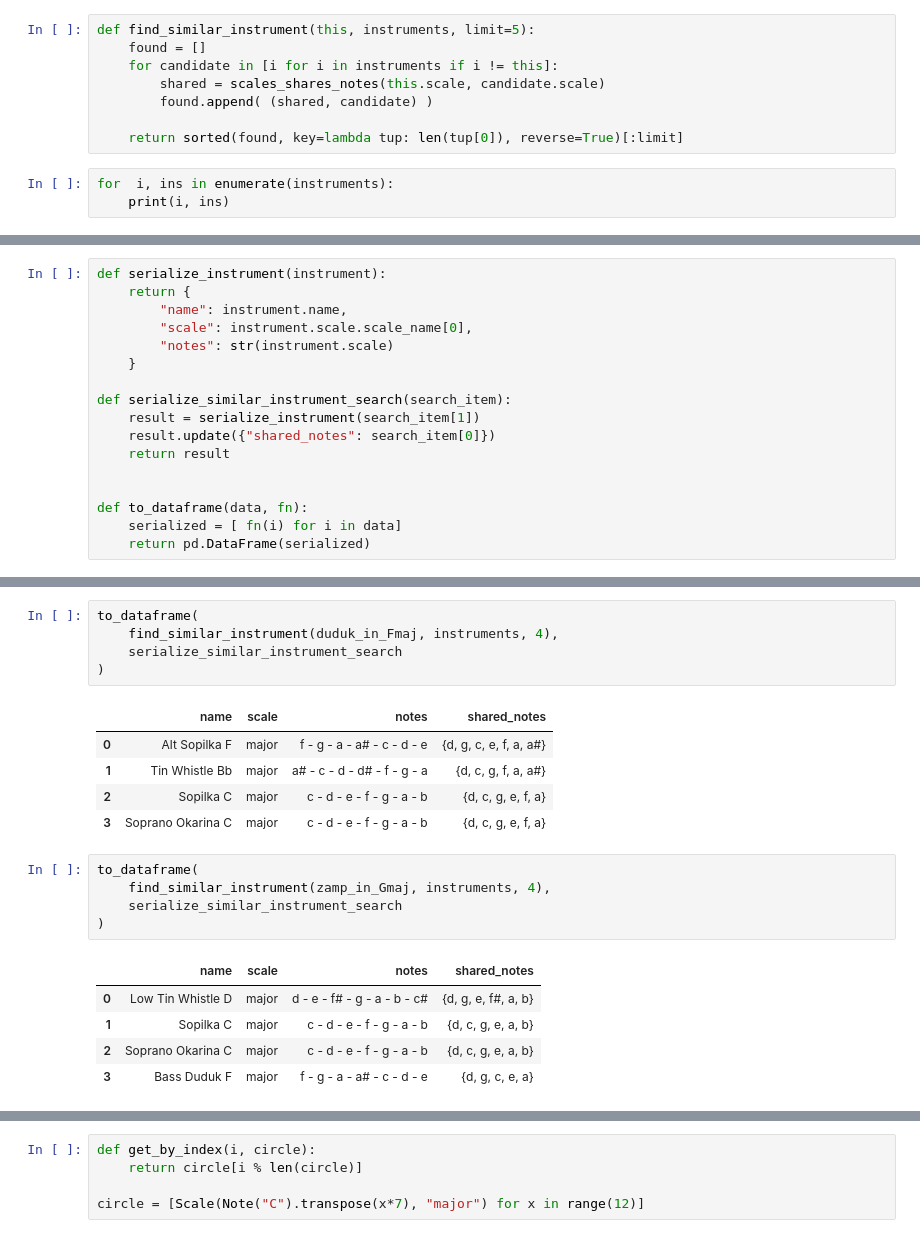
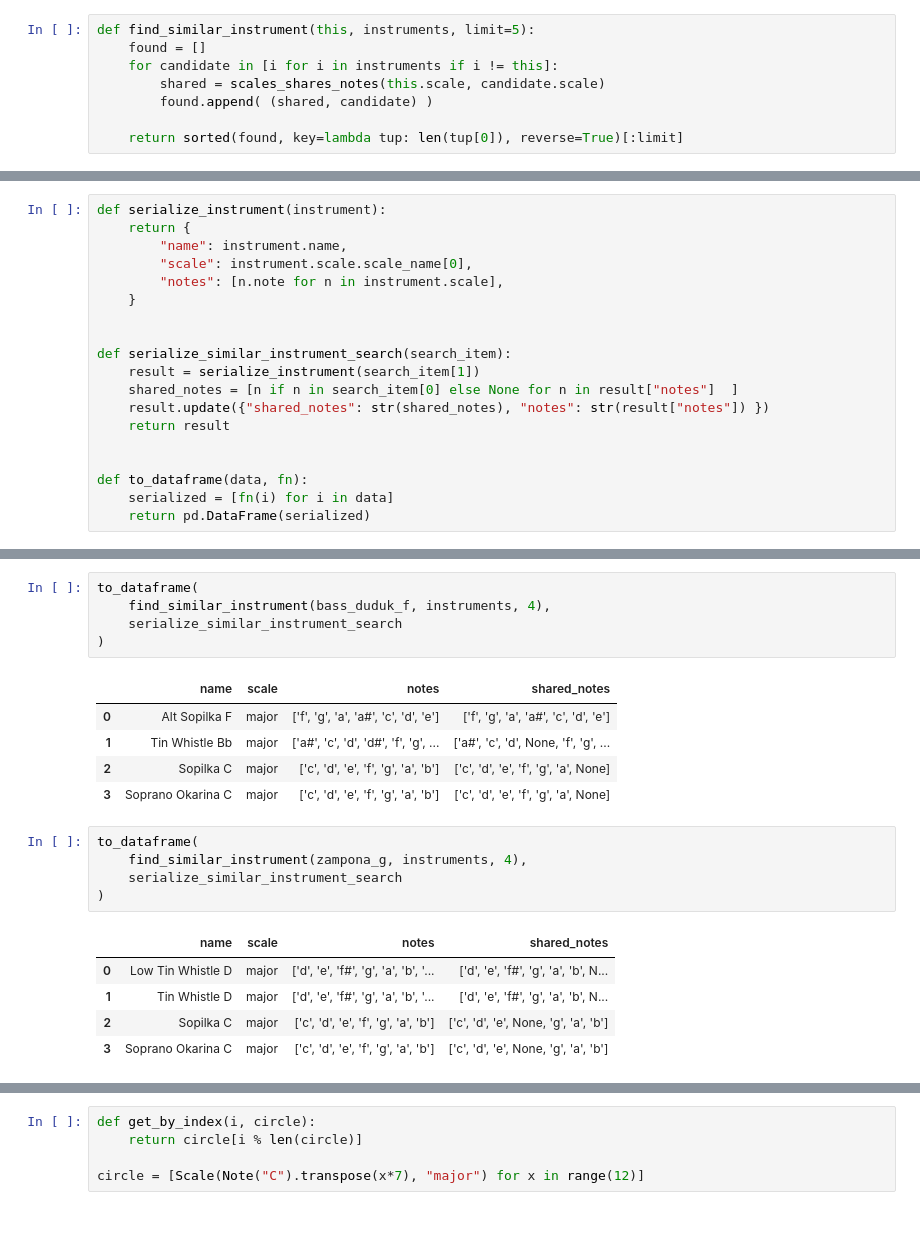
Before and after one commit to krysopath/jupyter-examples, a Jupyter notebook: music-theory.ipynb, the cells around one changed output, grey strips where cells are left out. Cells and saved outputs as stored; diff of their text form.

```diff
--- a/music-theory.ipynb
+++ b/music-theory.ipynb
@@ -244,6 +230,3 @@ def find_similar_instrument(this, instruments, limit=5):
         found.append( (shared, candidate) )
 
     return sorted(found, key=lambda tup: len(tup[0]), reverse=True)[:limit]
-# %%
-for  i, ins in enumerate(instruments):
-    print(i, ins)
@@ -283,17 +241,0 @@ find_similar_instrument(duduk_in_Amaj, instruments, 3)
-# %%
-def serialize_instrument(instrument):
-    return {
-        "name": instrument.name,
-        "scale": instrument.scale.scale_name[0],
-        "notes": str(instrument.scale)
-    }
-
-def serialize_similar_instrument_search(search_item):
-    result = serialize_instrument(search_item[1])
-    result.update({"shared_notes": search_item[0]})
-    return result
-
-
-def to_dataframe(data, fn):
-    serialized = [ fn(i) for i in data]
-    return pd.DataFrame(serialized)
@@ -312,0 +244,19 @@ to_dataframe(
+# %%
+def serialize_instrument(instrument):
+    return {
+        "name": instrument.name,
+        "scale": instrument.scale.scale_name[0],
+        "notes": [n.note for n in instrument.scale],
+    }
+
+
+def serialize_similar_instrument_search(search_item):
+    result = serialize_instrument(search_item[1])
+    shared_notes = [n if n in search_item[0] else None for n in result["notes"]  ]
+    result.update({"shared_notes": str(shared_notes), "notes": str(result["notes"]) })
+    return result
+
+
+def to_dataframe(data, fn):
+    serialized = [fn(i) for i in data]
+    return pd.DataFrame(serialized)
@@ -313,22 +279,22 @@ to_dataframe(
 # %%
 to_dataframe(
-    find_similar_instrument(duduk_in_Fmaj, instruments, 4),
+    find_similar_instrument(bass_duduk_f, instruments, 4),
     serialize_similar_instrument_search
 )
 # %% [output]
 |  | name | scale | notes | shared_notes |
-| 0 | Alt Sopilka F | major | f - g - a - a# - c - d - e | {d, g, c, e, f, a, a#} |
-| 1 | Tin Whistle Bb | major | a# - c - d - d# - f - g - a | {d, c, g, f, a, a#} |
-| 2 | Sopilka C | major | c - d - e - f - g - a - b | {d, c, g, e, f, a} |
-| 3 | Soprano Okarina C | major | c - d - e - f - g - a - b | {d, c, g, e, f, a} |
+| 0 | Alt Sopilka F | major | ['f', 'g', 'a', 'a#', 'c', 'd', 'e'] | ['f', 'g', 'a', 'a#', 'c', 'd', 'e'] |
+| 1 | Tin Whistle Bb | major | ['a#', 'c', 'd', 'd#', 'f', 'g', ... | ['a#', 'c', 'd', None, 'f', 'g', ... |
+| 2 | Sopilka C | major | ['c', 'd', 'e', 'f', 'g', 'a', 'b'] | ['c', 'd', 'e', 'f', 'g', 'a', None] |
+| 3 | Soprano Okarina C | major | ['c', 'd', 'e', 'f', 'g', 'a', 'b'] | ['c', 'd', 'e', 'f', 'g', 'a', None] |
 # %%
 to_dataframe(
-    find_similar_instrument(zamp_in_Gmaj, instruments, 4),
+    find_similar_instrument(zampona_g, instruments, 4),
     serialize_similar_instrument_search
 )
 # %% [output]
 |  | name | scale | notes | shared_notes |
-| 0 | Low Tin Whistle D | major | d - e - f# - g - a - b - c# | {d, g, e, f#, a, b} |
-| 1 | Sopilka C | major | c - d - e - f - g - a - b | {d, c, g, e, a, b} |
-| 2 | Soprano Okarina C | major | c - d - e - f - g - a - b | {d, c, g, e, a, b} |
-| 3 | Bass Duduk F | major | f - g - a - a# - c - d - e | {d, g, c, e, a} |
+| 0 | Low Tin Whistle D | major | ['d', 'e', 'f#', 'g', 'a', 'b', '... | ['d', 'e', 'f#', 'g', 'a', 'b', N... |
+| 1 | Tin Whistle D | major | ['d', 'e', 'f#', 'g', 'a', 'b', '... | ['d', 'e', 'f#', 'g', 'a', 'b', N... |
+| 2 | Sopilka C | major | ['c', 'd', 'e', 'f', 'g', 'a', 'b'] | ['c', 'd', 'e', None, 'g', 'a', 'b'] |
+| 3 | Soprano Okarina C | major | ['c', 'd', 'e', 'f', 'g', 'a', 'b'] | ['c', 'd', 'e', None, 'g', 'a', 'b'] |
```
Also changed, not shown: parts of 69 cells of this notebook.
